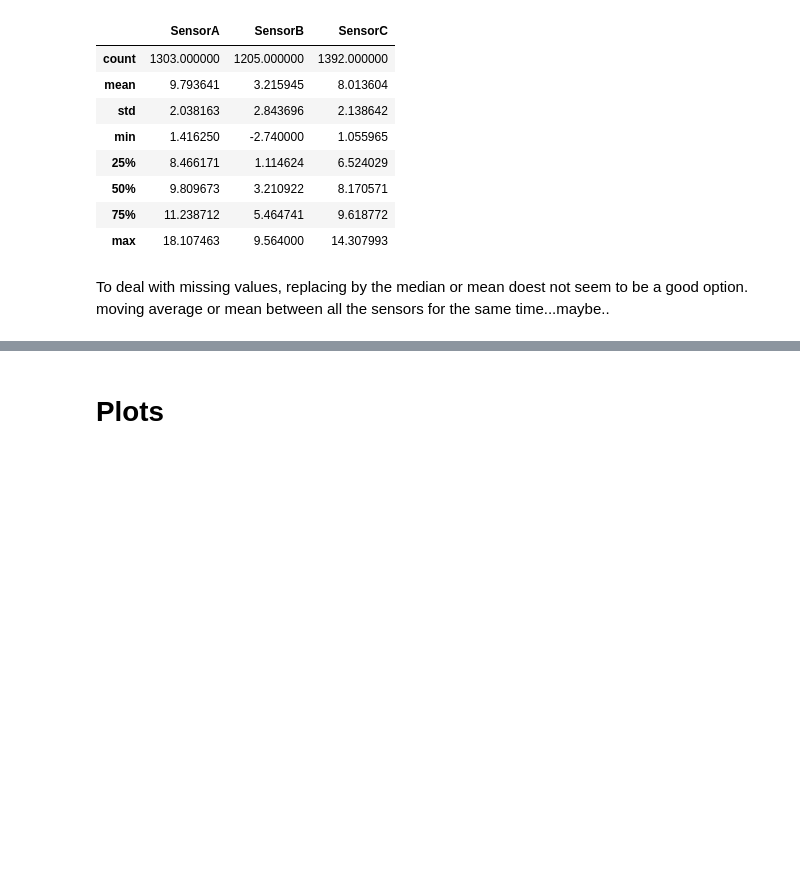
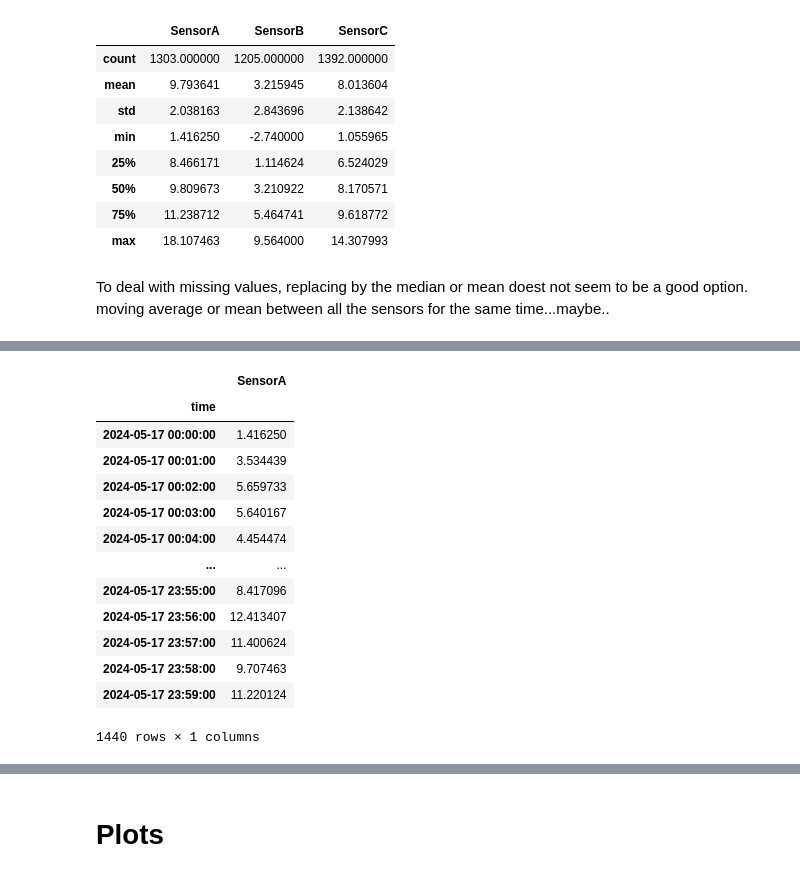
Before and after one commit to bibi643/Time_series_Project1, a Jupyter notebook: sensor_data.ipynb, the cells around one changed output, grey strips where cells are left out. Cells and saved outputs as stored; diff of their text form; code cells hidden in the pictures; blank space fills up the shorter version.

```diff
--- a/sensor_data.ipynb
+++ b/sensor_data.ipynb
@@ -82,0 +79,3 @@ sensorA
+# %%
+sensorA['time']=pd.to_datetime(sensorA['time'])
+sensorA.info()
@@ -82,0 +123,18 @@ sensorA
+# %%
+sensorA=sensorA.set_index('time')
+sensorA
+# %% [output]
+|  | SensorA |
+| time |  |
+| 2024-05-17 00:00:00 | 1.416250 |
+| 2024-05-17 00:01:00 | 3.534439 |
+| 2024-05-17 00:02:00 | 5.659733 |
+| 2024-05-17 00:03:00 | 5.640167 |
+| 2024-05-17 00:04:00 | 4.454474 |
+| ... | ... |
+| 2024-05-17 23:55:00 | 8.417096 |
+| 2024-05-17 23:56:00 | 12.413407 |
+| 2024-05-17 23:57:00 | 11.400624 |
+| 2024-05-17 23:58:00 | 9.707463 |
+| 2024-05-17 23:59:00 | 11.220124 |
+1440 rows × 1 columns
```
Also changed, not shown: parts of 19 cells of this notebook.
